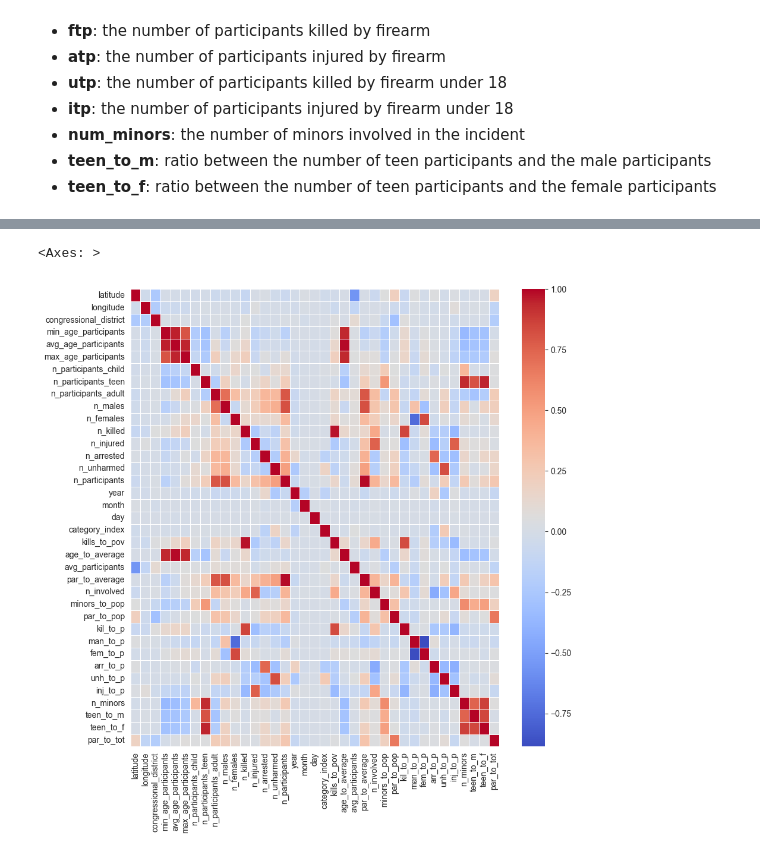
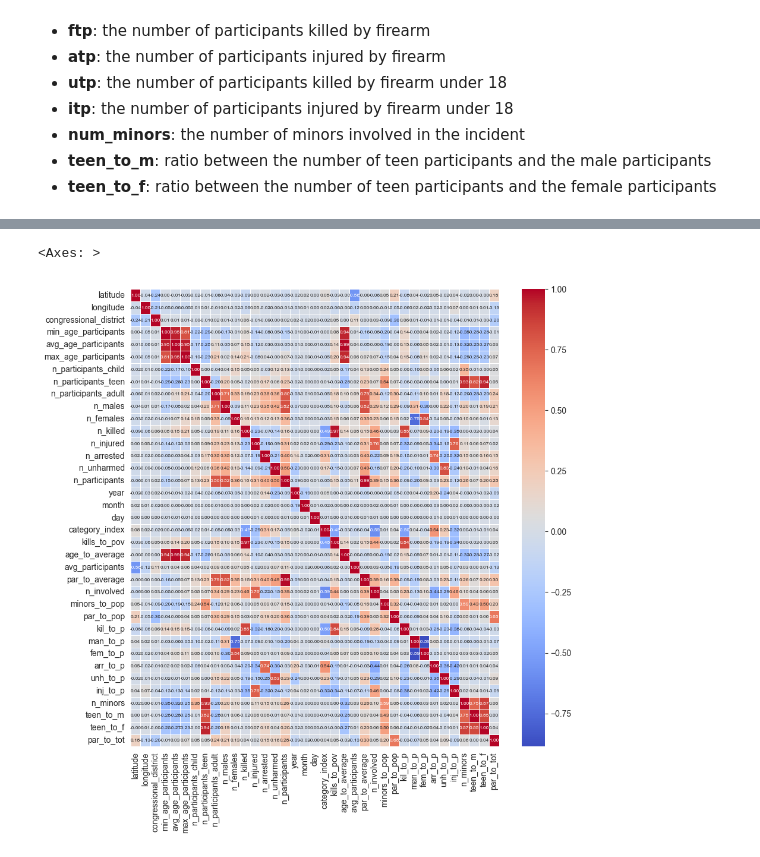
Before and after one commit to Alexthw46/DataMiningProject, a Jupyter notebook: TASK_1/data_preparation.ipynb, the cells around one changed output, grey strips where cells are left out. Saved outputs shown, nothing was run; the diff lists cells and outputs as text; code cells hidden in the pictures.

```diff
--- a/TASK_1/data_preparation.ipynb
+++ b/TASK_1/data_preparation.ipynb
@@ -17,4 +17,4 @@ poverty = pd.read_csv("../data/poverty_cleaned.csv", low_memory=False)
 districts = pd.read_csv("../data/districts_cleaned.csv", low_memory=False)
 
 # and load our external data
-population = pd.read_csv("../data/Population by Age and Sex - US, States, Counties.csv", low_memory=False)
+population = pd.read_csv("../data/population_cleaned.csv", low_memory=False)
@@ -115,9 +129,7 @@ median_test[age_columns].describe()
 | 75% | 30.000000 | 35.000000 | 33.000000 |
 | max | 101.000000 | 101.000000 | 101.000000 |
 # %%
-# evaluate the distribution between the three copies
-
-fig, axes = plt.subplots(1, 3, figsize=(15, 5))
-sns.histplot(data=incidents, x='avg_age_participants', ax=axes[0])
-sns.histplot(data=mean_test, x='avg_age_participants', ax=axes[1])
-sns.histplot(data=median_test, x='avg_age_participants', ax=axes[2])
+# we opt to use the median values
+incidents = median_test
+del mean_test
+del median_test
@@ -127,6 +135,0 @@ sns.histplot(data=median_test, x='avg_age_participants', ax=axes[2])
-# %%
-for column in age_columns:
-    incidents[column] = incidents.apply(
-        lambda row: median_by_state[row['state']] if pd.isnull(row[column]) else row[column],
-        axis=1
-    )
@@ -222,6 +232,0 @@ incidents_and_poverty = incidents_and_poverty[['state', 'year', 'date', 'poverty
-# %%
-population = population[(population['Countyfips'] == 0) & (population['Year'] <= 2018) & (population['Year'] > 2013)]
-population = population.drop(
-    columns=['IBRC_Geo_ID', 'Statefips', 'Countyfips', 'Population 0-4', 'Population 5-17', 'Population 18-24',
-             'Population 25-44', 'Population 45-64', 'Population 65+'])
-population = population.rename(columns={'Description': 'state', 'Year': 'year'})
@@ -421,10 +342,10 @@ df
 # %%
 correlation_matrix = df.select_dtypes(include='number').corr()
 
 plt.figure(figsize=(10, 10))
-sns.heatmap(correlation_matrix, annot=False, cmap='coolwarm', fmt='.2f', linewidths=.5)
+sns.heatmap(correlation_matrix, annot=True, cmap='coolwarm', fmt='.2f', linewidths=.5, annot_kws={"size": 6})
 # %% [output]
 <Axes: >
-[figure, old version]
+[figure, new version]
 # %%
 # drop highly correlated features
```
Also changed, not shown: parts of 18 cells of this notebook, 5 other files.
